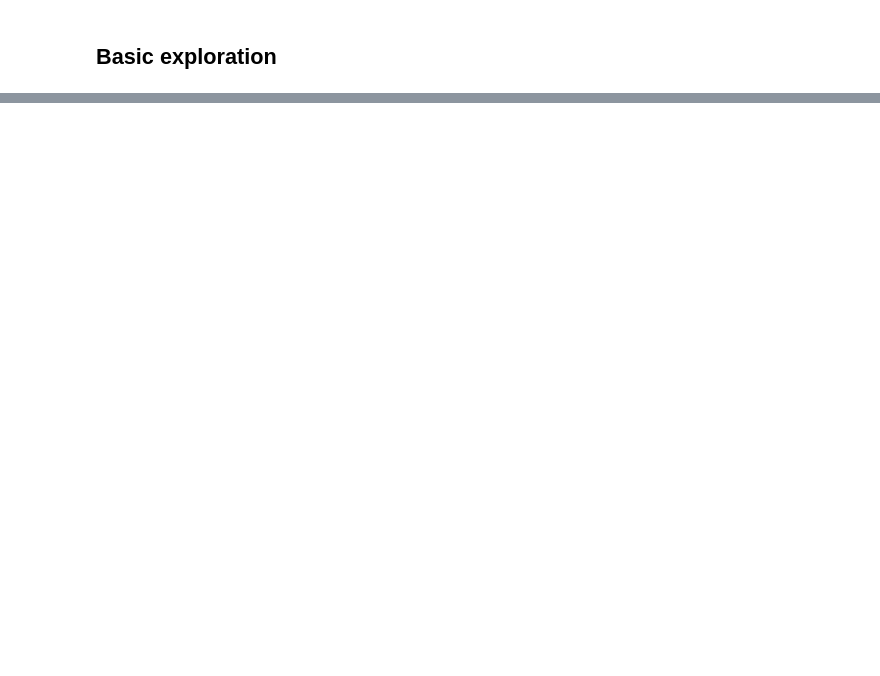
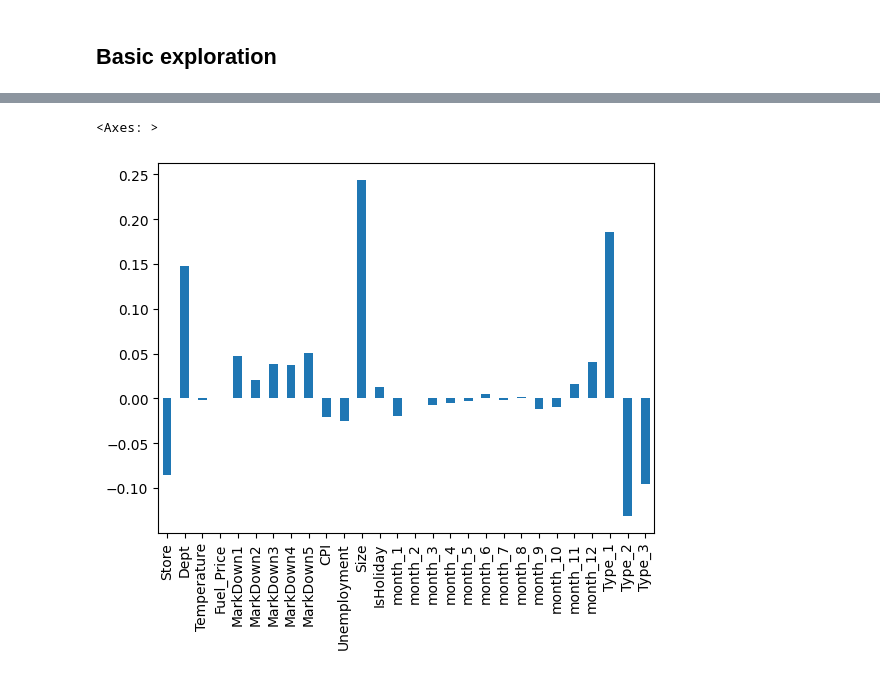
Before and after one commit to PietroWei/Global-Sales-Analysis-and-Forecasting, a Jupyter notebook: notebook/Data_looking.ipynb, the cells around one changed output, grey strips where cells are left out. Saved outputs shown, nothing was run; the diff lists cells and outputs as text; code cells hidden in the pictures; blank space fills up the shorter version.

```diff
--- a/notebook/Data_looking.ipynb
+++ b/notebook/Data_looking.ipynb
@@ -97,0 +110,5 @@ plt.gca().xaxis.set_major_locator(plt.MaxNLocator(nbins=10))
+# %%
+merged_df["month"] = merged_df['Date'].dt.month
+merged_df = merged_df.drop(["Date"], axis=1)
+merged_df = pd.get_dummies(merged_df, columns=["month"])#, prefix='month')
+merged_df = pd.get_dummies(merged_df, columns=["Type"])
@@ -97,0 +123,9 @@ plt.gca().xaxis.set_major_locator(plt.MaxNLocator(nbins=10))
+# %%
+# Correlation between Weekly Sales and all other features
+merged_df_corr = merged_df[merged_df.columns[:]].corr()['Weekly_Sales'][:]
+merged_df_corr = merged_df_corr.drop("Weekly_Sales")
+# Plot the correlation
+merged_df_corr.plot.bar()
+# %% [output]
+<Axes: >
+[figure, added]
```
Also changed, not shown: parts of 12 cells of this notebook.
